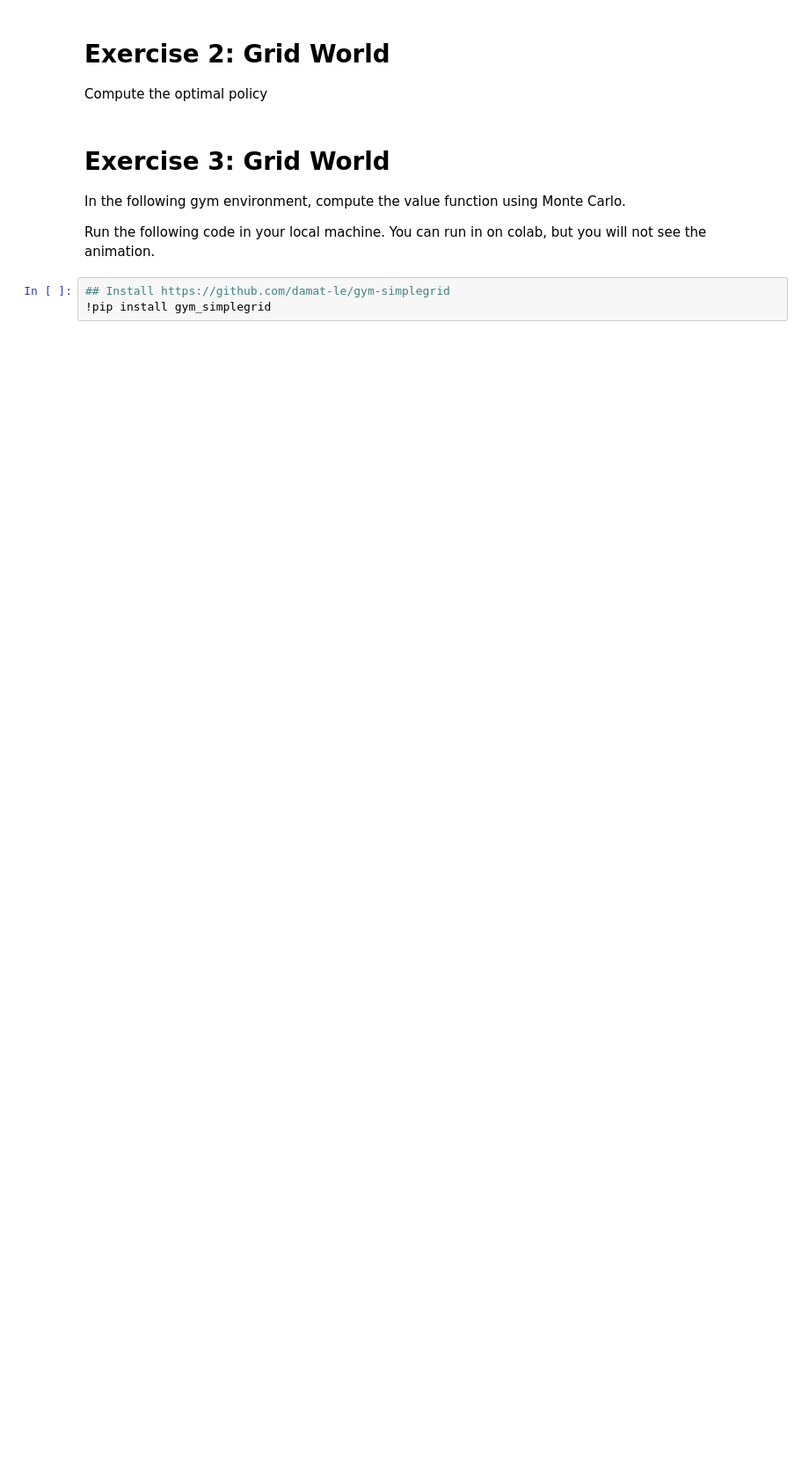
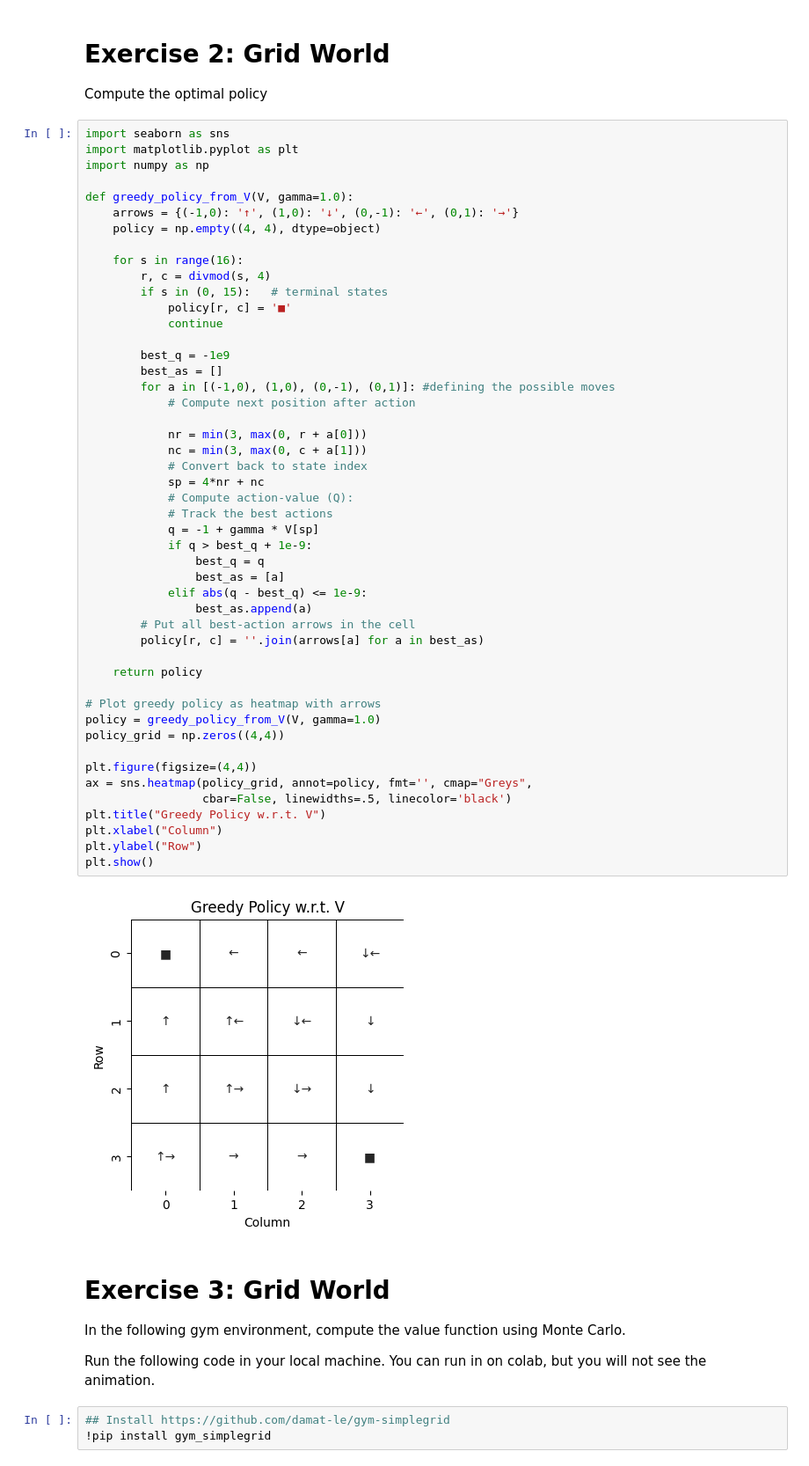
Before and after one commit to aem226/Reinforcement-Learning-Projects, a Jupyter notebook: lab2_mdp.ipynb, the cells around one changed output. Shown: that part at 88% size. Drawn from its saved outputs; the diff is of its cells as text; blank space fills up the shorter version.

```diff
--- a/lab2_mdp.ipynb
+++ b/lab2_mdp.ipynb
@@ -47,6 +65,56 @@ for k in range(3):
 # %% [markdown]
 # Exercise 2: Grid World
 Compute the optimal policy
+# %%
+import seaborn as sns
+import matplotlib.pyplot as plt
+import numpy as np
+
+def greedy_policy_from_V(V, gamma=1.0):
+    arrows = {(-1,0): '↑', (1,0): '↓', (0,-1): '←', (0,1): '→'}
+    policy = np.empty((4, 4), dtype=object)
+
+    for s in range(16):
+        r, c = divmod(s, 4)
+        if s in (0, 15):   # terminal states
+            policy[r, c] = '■'
+            continue
+
+        best_q = -1e9
+        best_as = []
+        for a in [(-1,0), (1,0), (0,-1), (0,1)]: #defining the possible moves
+            # Compute next position after action
+
+            nr = min(3, max(0, r + a[0]))
+            nc = min(3, max(0, c + a[1]))
+            # Convert back to state index
+            sp = 4*nr + nc
+            # Compute action-value (Q):
+            # Track the best actions
+            q = -1 + gamma * V[sp]
+            if q > best_q + 1e-9:
+                best_q = q
+                best_as = [a]
+            elif abs(q - best_q) <= 1e-9:
+                best_as.append(a)
+        # Put all best-action arrows in the cell
+        policy[r, c] = ''.join(arrows[a] for a in best_as)
+
+    return policy
+
+# Plot greedy policy as heatmap with arrows
+policy = greedy_policy_from_V(V, gamma=1.0)
+policy_grid = np.zeros((4,4))
+
+plt.figure(figsize=(4,4))
+ax = sns.heatmap(policy_grid, annot=policy, fmt='', cmap="Greys",
+                 cbar=False, linewidths=.5, linecolor='black')
+plt.title("Greedy Policy w.r.t. V")
+plt.xlabel("Column")
+plt.ylabel("Row")
+plt.show()
+# %% [output]
+[figure, added]
 # %% [markdown]
 # Exercise 3: Grid World
 In the following gym environment, compute the value function using Monte Carlo.
```
Also changed, not shown: parts of 1 cell of this notebook.
